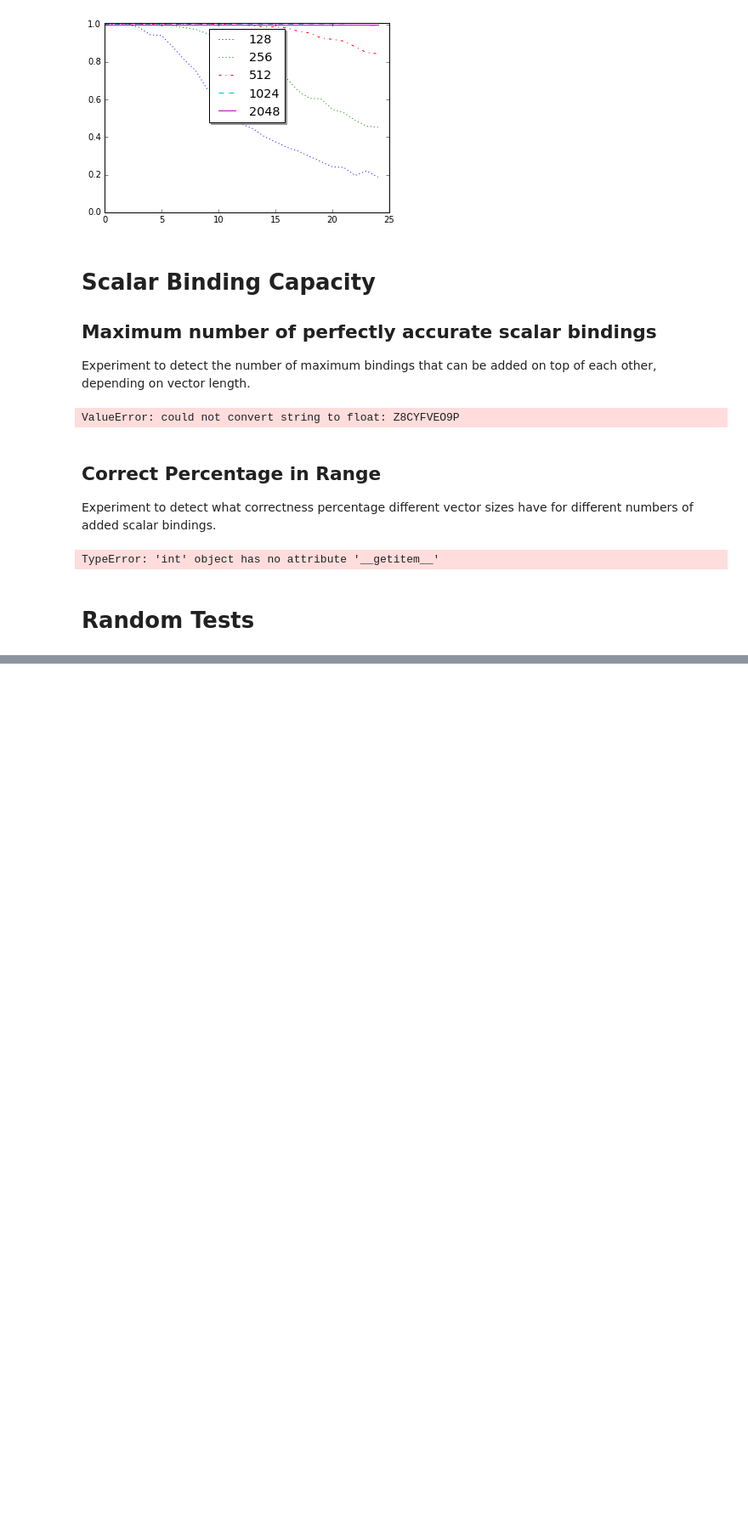
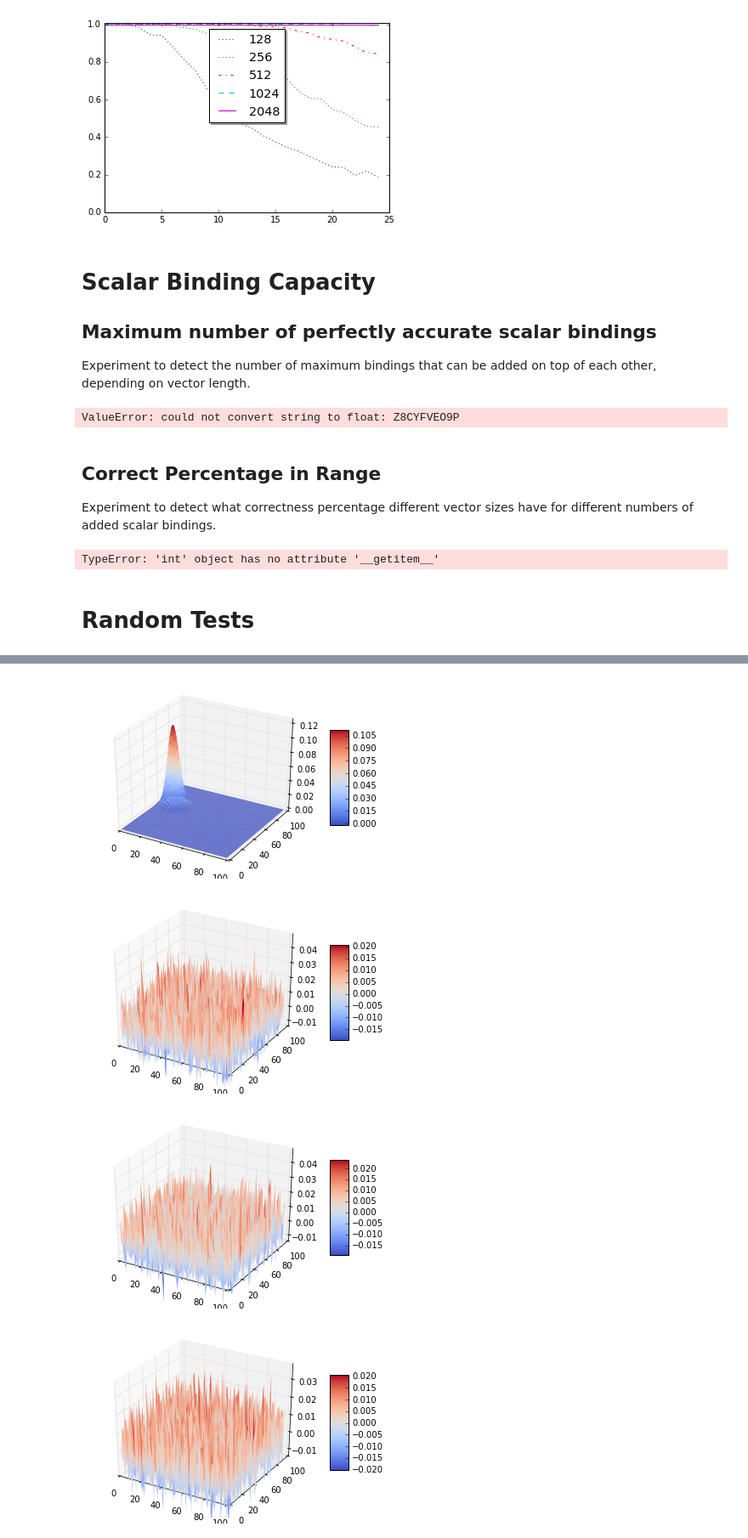
Before and after one commit to HBPNeurorobotics/holographic, a Jupyter notebook: vsa/HRR.ipynb, the cells around one changed output, grey strips where cells are left out. Shown: that part at 85% size. Saved outputs shown, nothing was run; the diff lists cells and outputs as text; code cells hidden in the pictures; blank space fills up the shorter version.

Commit message:
Added Images of encodings and probes for given scene. Also added scene scenario in HRR.ipynb

```diff
--- a/vsa/HRR.ipynb
+++ b/vsa/HRR.ipynb
@@ -1072,0 +1073,39 @@ m.plot(unpermute=True,multidim=True)
+# %%
+from hrr import HRR
+%matplotlib inline
+HRR.set_size(10000)
+HRR.reset_kernel()
+HRR.visualize = False
+HRR.stddev = 0.05
+HRR.valid_range = ((-10,10),(-10,10))
+
+w1 = HRR((2.1,-7.2))
+w1.plot(unpermute=True,multidim=True)
+w2 = HRR("Watch")
+w2.plot(unpermute=True,multidim=True)
+watch = w1 * w2
+watch.plot(unpermute=True,multidim=True)
+
+keys  = HRR((-5.7,-5.6)) * "keys"
+pen1  = HRR((-6,-1.9)) * "pen"
+mug   = HRR((7.2,-0.9)) * "mug"
+pen2  = HRR((5.4,4.3)) * "pen"
+wallet= HRR((1.3,0.7)) * "wallet"
+mouse = HRR((7.5,0.4)) * "mouse"
+
+mem = watch + keys + pen1 + mug + pen2 + wallet + mouse
+
+mem.plot(unpermute=True,multidim=True)
+
+m = mem % "pen"
+
+m.plot(unpermute=True,multidim=True)
+
+m = mem % "mug"
+
+m.plot(unpermute=True,multidim=True)
+# %% [output]
+[figure, added]
+[figure, added]
+[figure, added]
+[figure, added]
```
Also changed, not shown: parts of 2 cells of this notebook, 8 other files.
